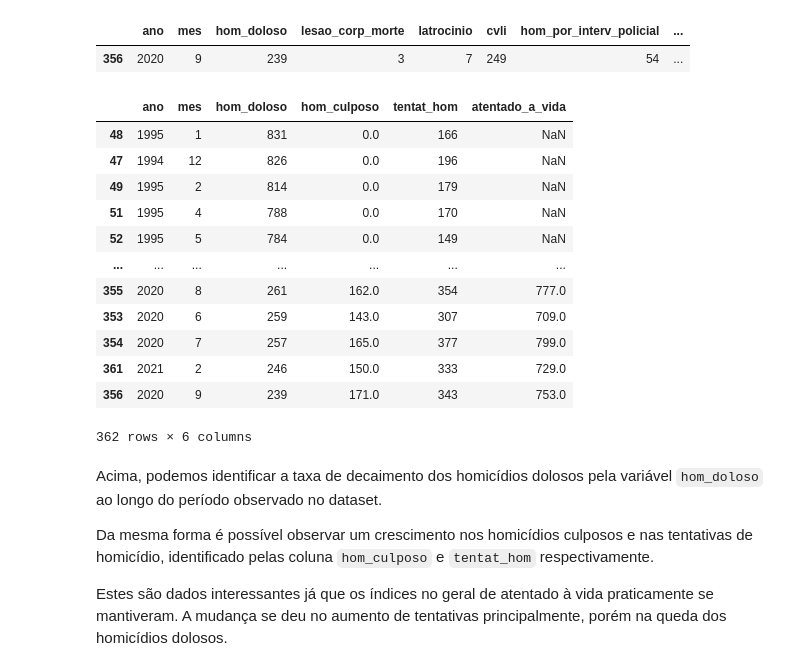
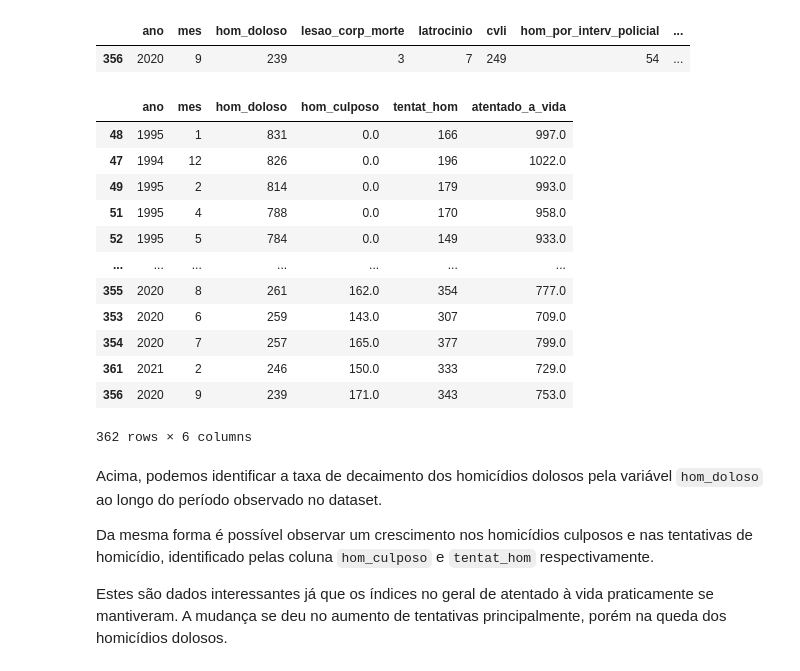
Before and after one commit to GabrielCheu/Data-Science-Projects, a Jupyter notebook: Analisando_a_Violência_no_Rio_de_Janeiro.ipynb, the cells around one changed output. Saved outputs shown, nothing was run; the diff lists cells and outputs as text; code cells hidden in the pictures.

```diff
--- a/Analisando_a_Violência_no_Rio_de_Janeiro.ipynb
+++ b/Analisando_a_Violência_no_Rio_de_Janeiro.ipynb
@@ -253,19 +253,16 @@ df[df.hom_doloso == df.hom_doloso.min()]
 | 356 | 2020 | 9 | 239 | 3 | 7 | 249 | 54 | ... |
 # %%
 # Meses com mais atentados à vida
-df['hom_doloso'] = pd.to_numeric(df['hom_doloso'], errors='coerce')
-df['tentat_hom'] = pd.to_numeric(df['tentat_hom'], errors='coerce')
-df['hom_culposo'] = pd.to_numeric(df['hom_culposo'], errors='coerce')
 df['atentado_a_vida'] = (df.hom_doloso + df.tentat_hom + df.hom_culposo)
 df[['hom_culposo','hom_doloso','tentat_hom']] = df[['hom_culposo','hom_doloso','tentat_hom']].fillna(0.0)
 df[['ano','mes','hom_doloso','hom_culposo','tentat_hom','atentado_a_vida']].sort_values(by=['hom_doloso'], ascending=False)
 # %% [output]
 |  | ano | mes | hom_doloso | hom_culposo | tentat_hom | atentado_a_vida |
-| 48 | 1995 | 1 | 831 | 0.0 | 166 | NaN |
-| 47 | 1994 | 12 | 826 | 0.0 | 196 | NaN |
-| 49 | 1995 | 2 | 814 | 0.0 | 179 | NaN |
-| 51 | 1995 | 4 | 788 | 0.0 | 170 | NaN |
-| 52 | 1995 | 5 | 784 | 0.0 | 149 | NaN |
+| 48 | 1995 | 1 | 831 | 0.0 | 166 | 997.0 |
+| 47 | 1994 | 12 | 826 | 0.0 | 196 | 1022.0 |
+| 49 | 1995 | 2 | 814 | 0.0 | 179 | 993.0 |
+| 51 | 1995 | 4 | 788 | 0.0 | 170 | 958.0 |
+| 52 | 1995 | 5 | 784 | 0.0 | 149 | 933.0 |
 | ... | ... | ... | ... | ... | ... | ... |
 | 355 | 2020 | 8 | 261 | 162.0 | 354 | 777.0 |
 | 353 | 2020 | 6 | 259 | 143.0 | 307 | 709.0 |
```
